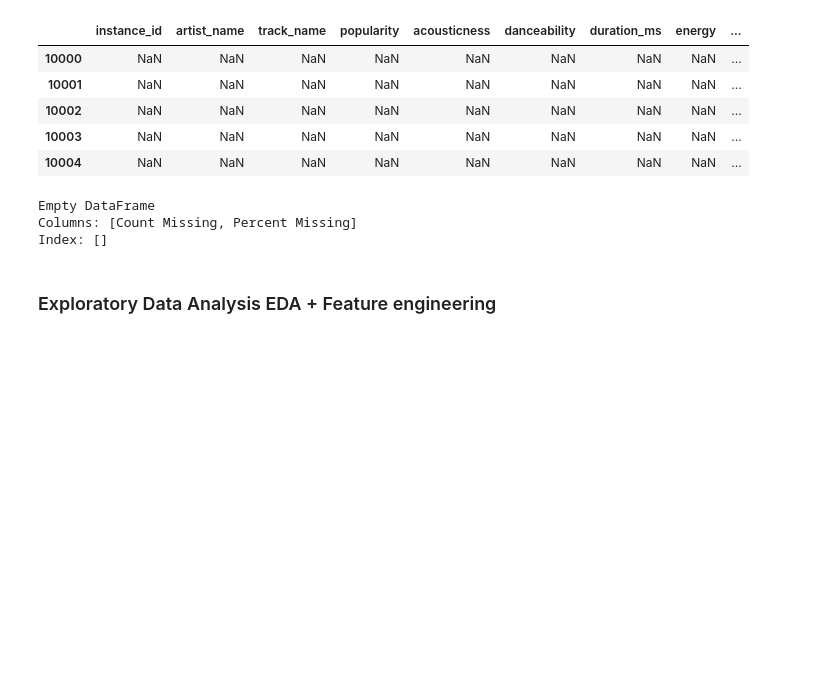
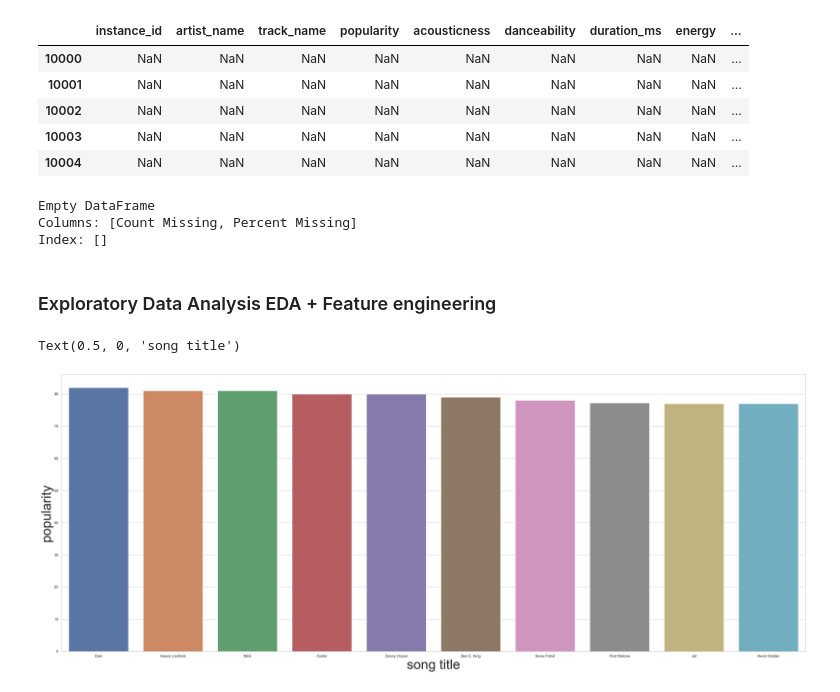
Before and after one commit to bileldhambri/DS-Project-Music-Classification, a Jupyter notebook: Data processing and EDA.ipynb, the cells around one changed output. Drawn from its saved outputs; the diff is of its cells as text; code cells hidden in the pictures; blank space fills up the shorter version.

```diff
--- a/Data processing and EDA.ipynb
+++ b/Data processing and EDA.ipynb
@@ -131,3 +131,16 @@ Columns: [Count Missing, Percent Missing]
 Index: []
 # %% [markdown]
 ### Exploratory Data Analysis EDA + Feature engineering
+# %%
+plt.figure(figsize=(40, 15))
+sns.set(style="whitegrid")
+
+# group by the song's name and rank them base on their popularity
+x = Data.groupby("artist_name")["popularity"].mean().sort_values(ascending=False).head(10)
+axis = sns.barplot(x=x.index, y=x)
+
+axis.set_ylabel('popularity', fontsize=40)
+axis.set_xlabel('song title', fontsize=40)
+# %% [output]
+Text(0.5, 0, 'song title')
+[figure, added]
```
Also changed, not shown: parts of 21 cells of this notebook.
